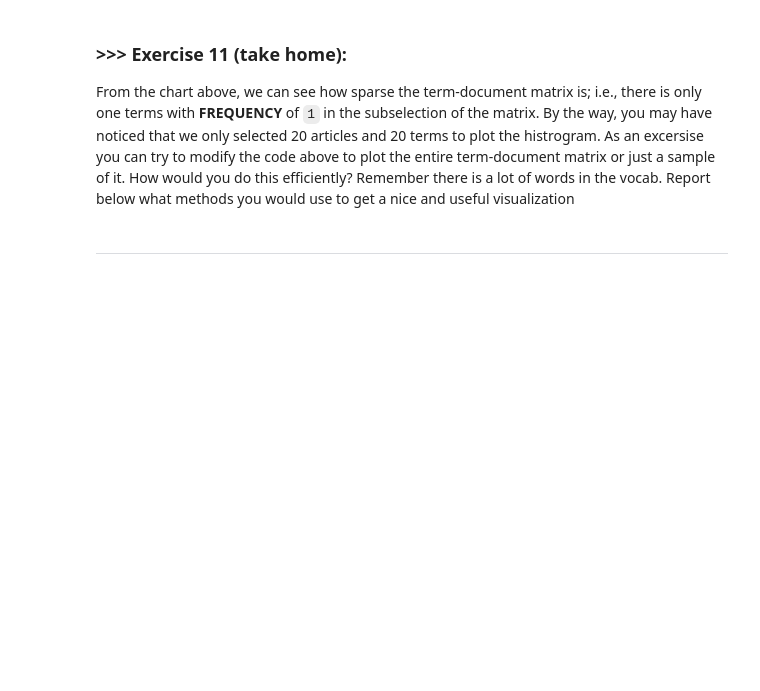
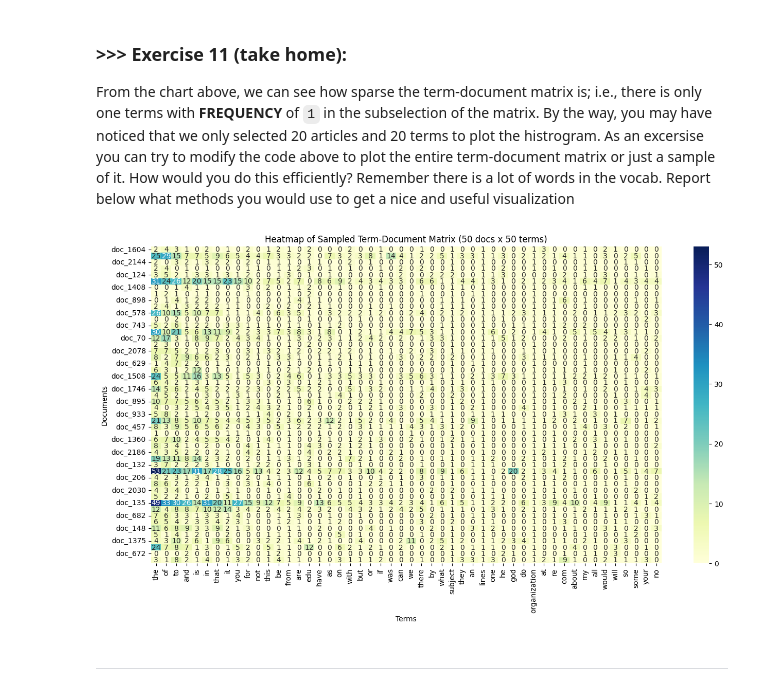
Before and after one commit to Benson920613/DM2025-Lab1-Exercise, a Jupyter notebook: DM2025-Lab1-Master.ipynb, the cells around one changed output. Drawn from its saved outputs; the diff is of its cells as text; code cells hidden in the pictures; blank space fills up the shorter version.

```diff
--- a/DM2025-Lab1-Master.ipynb
+++ b/DM2025-Lab1-Master.ipynb
@@ -233,0 +233,5 @@ In this exercise, please print out the *text* data for the first three samples i
+# %%
+# Answer here
+for i in range(3):
+    print(f"example {i+1}")
+    print(twenty_train.data[i])
@@ -995,3 +1127,29 @@ From the chart above, we can see how sparse the term-document matrix is; i.e., t
+# %%
+# Answer here
+# Select top 50 most frequent terms
+term_frequencies = np.array(X_counts.sum(axis=0)).flatten()
+top_term_indices = term_frequencies.argsort()[-50:][::-1]
+top_terms = count_vect.get_feature_names_out()[top_term_indices]
+
+# Randomly sample 50 documents
+np.random.seed(0)
+doc_indices = np.random.choice(X_counts.shape[0], 50, replace=False)
+sample_docs = [f"doc_{i}" for i in doc_indices]
+
+# Extract the submatrix
+submatrix = X_counts[doc_indices][:, top_term_indices].toarray()
+
+# Create DataFrame for plotting
+df_sample = pd.DataFrame(submatrix, columns=top_terms, index=sample_docs)
+
+plt.figure(figsize=(16, 8))
+sns.heatmap(df_sample, cmap="YlGnBu", vmin=0, vmax=submatrix.max(), annot=True)
+plt.title("Heatmap of Sampled Term-Document Matrix (50 docs x 50 terms)")
+plt.xlabel("Terms")
+plt.ylabel("Documents")
+plt.show()
+# %% [output]
+[figure, added]
 # %% [markdown]
 ---
 # %% [markdown]
```
Also changed, not shown: parts of 34 cells of this notebook, 5 other files.
